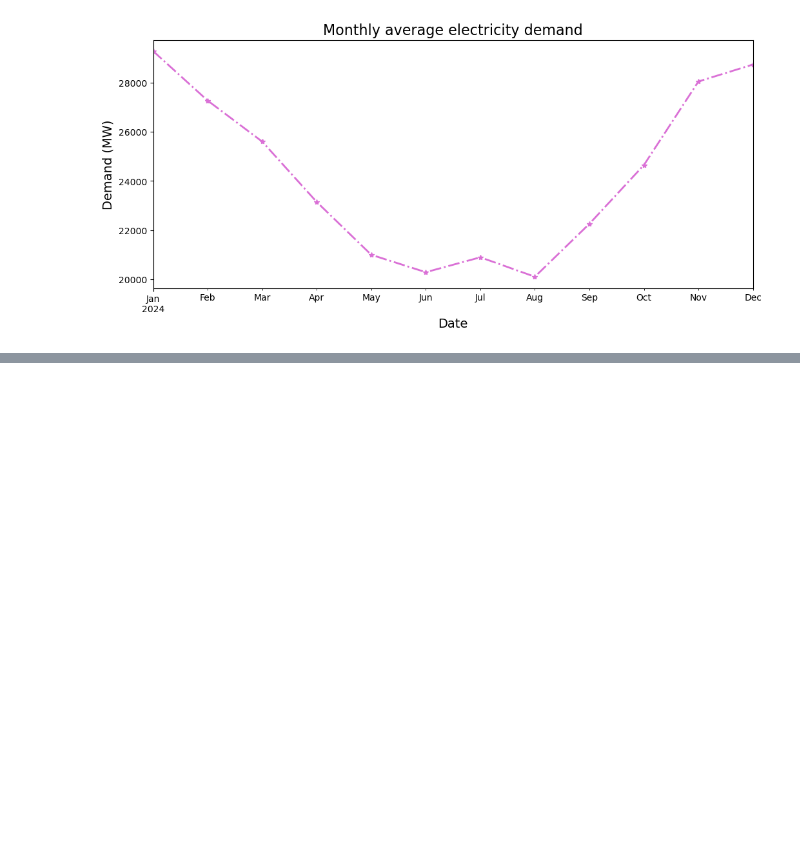
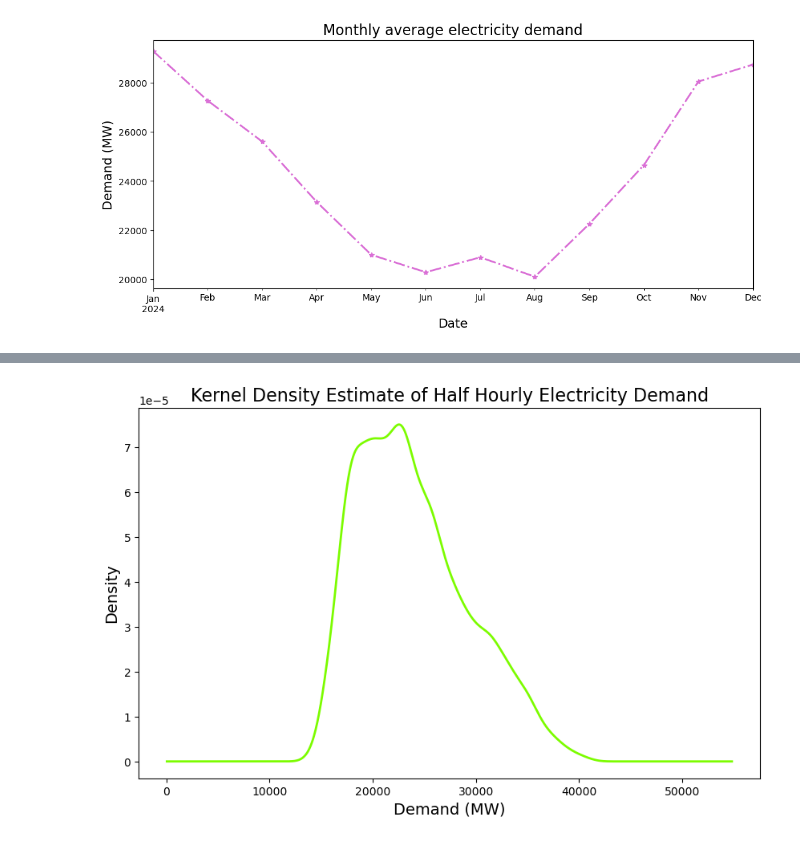
Before and after one commit to GichukiEdwin/Python_Data, a Jupyter notebook: notebooks/demand.ipynb, the cells around one changed output, grey strips where cells are left out. Saved outputs shown, nothing was run; the diff lists cells and outputs as text; code cells hidden in the pictures; blank space fills up the shorter version.

```diff
--- a/notebooks/demand.ipynb
+++ b/notebooks/demand.ipynb
@@ -118,0 +154,8 @@ plt.show()
+# %%
+df1['demand'].plot(kind='kde', figsize=(10,6), color='lawngreen', linewidth=2)
+plt.title('Kernel Density Estimate of Half Hourly Electricity Demand', fontsize=16)
+plt.xlabel('Demand (MW)', fontsize=14)
+plt.ylabel('Density', fontsize=14)
+plt.show()
+# %% [output]
+[figure, added]
```
Also changed, not shown: parts of 5 cells of this notebook, 2 other files.
